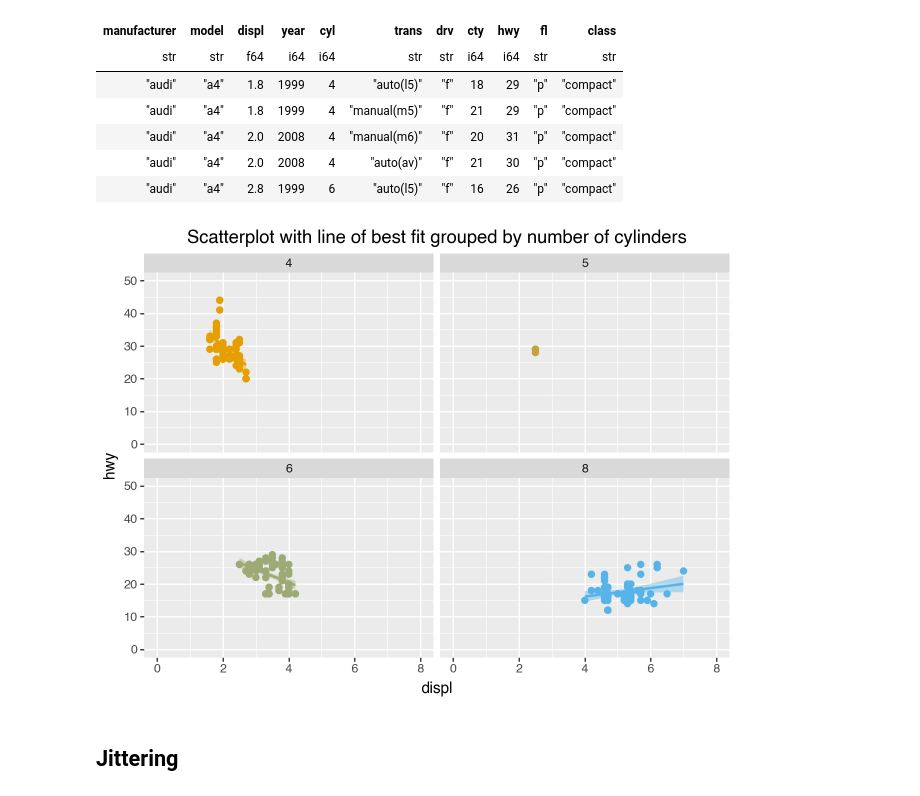
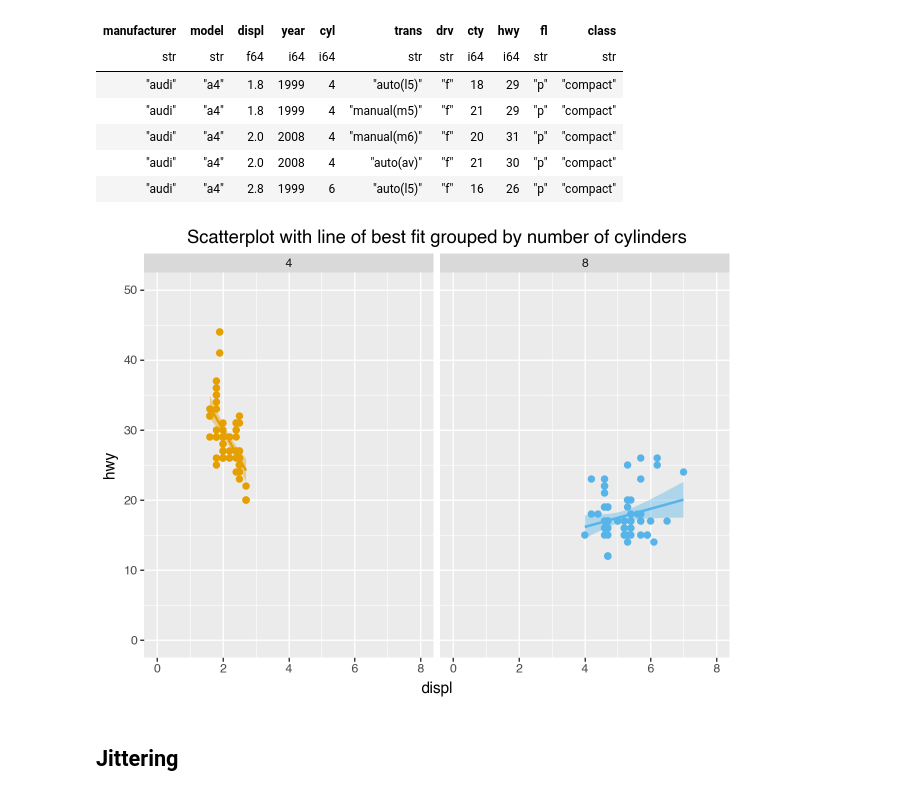
Before and after one commit to ivaquero/blog-bio, a Jupyter notebook: analysis/correlation.ipynb, the cells around one changed output. Cells and saved outputs as stored; diff of their text form; code cells hidden in the pictures.

```diff
--- a/analysis/correlation.ipynb
+++ b/analysis/correlation.ipynb
@@ -18,21 +18,21 @@ shape: (5, 11)
 | "audi" | "a4" | 2.0 | 2008 | 4 | "auto(av)" | "f" | 21 | 30 | "p" | "compact" |
 | "audi" | "a4" | 2.8 | 1999 | 6 | "auto(l5)" | "f" | 16 | 26 | "p" | "compact" |
 # %%
-mpg_select = mpg.filter(pl.col("cyl").is_between(4, 8))
+mpg_select = mpg.filter((pl.col("cyl") == 4) | (pl.col("cyl") == 8))
 
 (
     ggplot(mpg_select, aes(x="displ", y="hwy", color="cyl", fill="cyl"))
     + geom_point(size=2)
-    + geom_smooth(method="lm")
+    + geom_smooth(method="lm", size=1)
     + facet_wrap("cyl")
     + lims(x=(0, 8), y=(0, 50))
     + labs(title="Scatterplot with line of best fit grouped by number of cylinders")
     + theme(plot_title=element_text(hjust=0.5), legend_position="none")
     + scale_color_gradient(low="#E69F00", high="#56B4E9")
     + scale_fill_gradient(low="#E69F00", high="#56B4E9")
 )
 # %% [output]
-[figure, old version]
+[figure, new version]
 # %% [markdown]
 ## Jittering
 # %%
```
Also changed, not shown: parts of 6 cells of this notebook.
